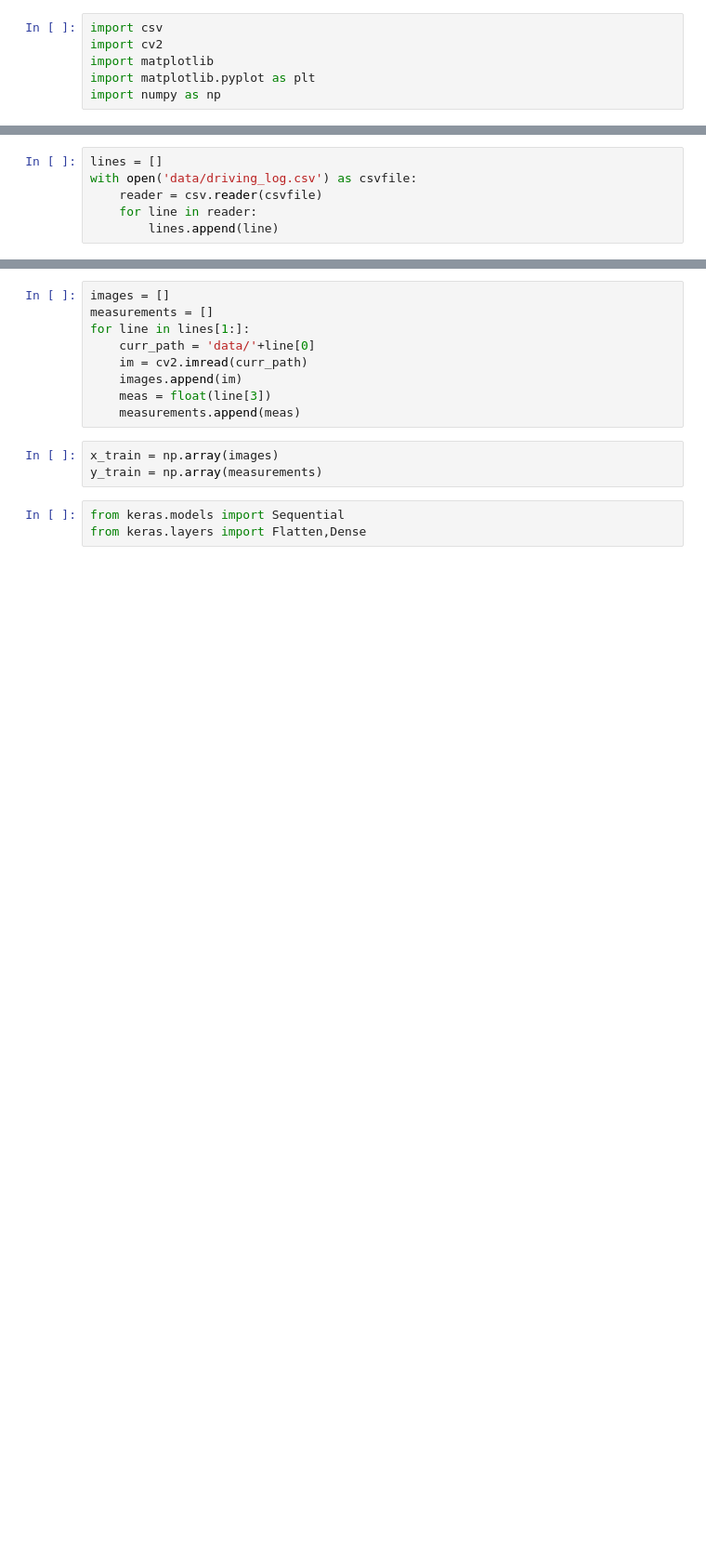
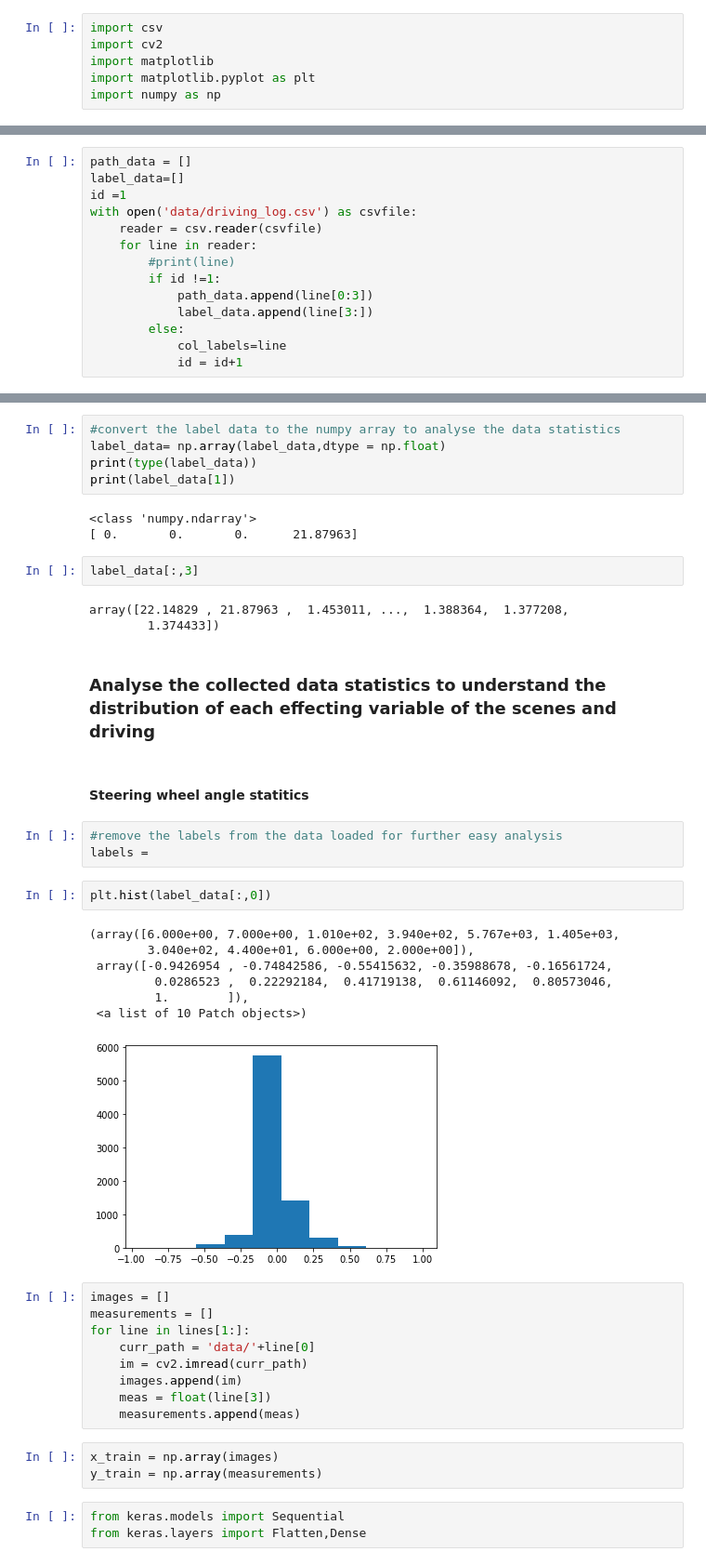
Before and after one commit to SitaramRyali/SDCND_Tensorflow, a Jupyter notebook: CarND-Behavioral-Cloning/Behavioral_Cloning_Project.ipynb, the cells around one changed output, grey strips where cells are left out. Shown: that part at 93% size. Drawn from its saved outputs; the diff is of its cells as text; blank space fills up the shorter version.

Commit message:
Updated the processing with numpy for data

```diff
--- a/CarND-Behavioral-Cloning/Behavioral_Cloning_Project.ipynb
+++ b/CarND-Behavioral-Cloning/Behavioral_Cloning_Project.ipynb
@@ -26,6 +33,14 @@ import numpy as np
 # %%
-lines = []
+path_data = []
+label_data=[]
+id =1
 with open('data/driving_log.csv') as csvfile:
     reader = csv.reader(csvfile)
     for line in reader:
-        lines.append(line)
+        #print(line)
+        if id !=1:
+            path_data.append(line[0:3])
+            label_data.append(line[3:])
+        else:
+            col_labels=line
+            id = id+1
@@ -42,3 +56,33 @@ lines[1]
+# %%
+#convert the label data to the numpy array to analyse the data statistics
+label_data= np.array(label_data,dtype = np.float)
+print(type(label_data))
+print(label_data[1])
+# %% [output]
+<class 'numpy.ndarray'>
+[ 0.       0.       0.      21.87963]
+# %%
+label_data[:,3]
+# %% [output]
+array([22.14829 , 21.87963 ,  1.453011, ...,  1.388364,  1.377208,
+        1.374433])
+# %% [markdown]
+### Analyse the collected data statistics to understand the distribution of each effecting variable of the scenes and driving
+# %% [markdown]
+#### Steering wheel angle statitics
+# %%
+#remove the labels from the data loaded for further easy analysis
+labels =
+# %%
+plt.hist(label_data[:,0])
+# %% [output]
+(array([6.000e+00, 7.000e+00, 1.010e+02, 3.940e+02, 5.767e+03, 1.405e+03,
+        3.040e+02, 4.400e+01, 6.000e+00, 2.000e+00]),
+ array([-0.9426954 , -0.74842586, -0.55415632, -0.35988678, -0.16561724,
+         0.0286523 ,  0.22292184,  0.41719138,  0.61146092,  0.80573046,
+         1.        ]),
+ <a list of 10 Patch objects>)
+[figure, added]
 # %%
 images = []
 measurements = []
```
Also changed, not shown: parts of 9 cells of this notebook.
